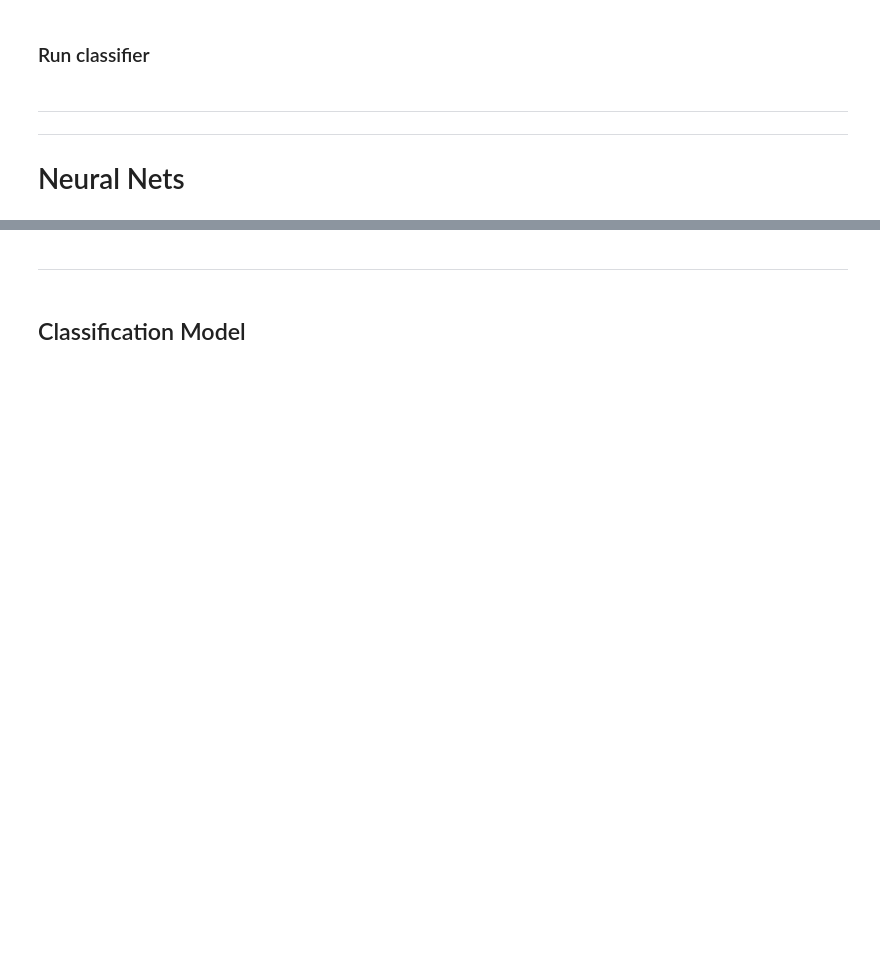
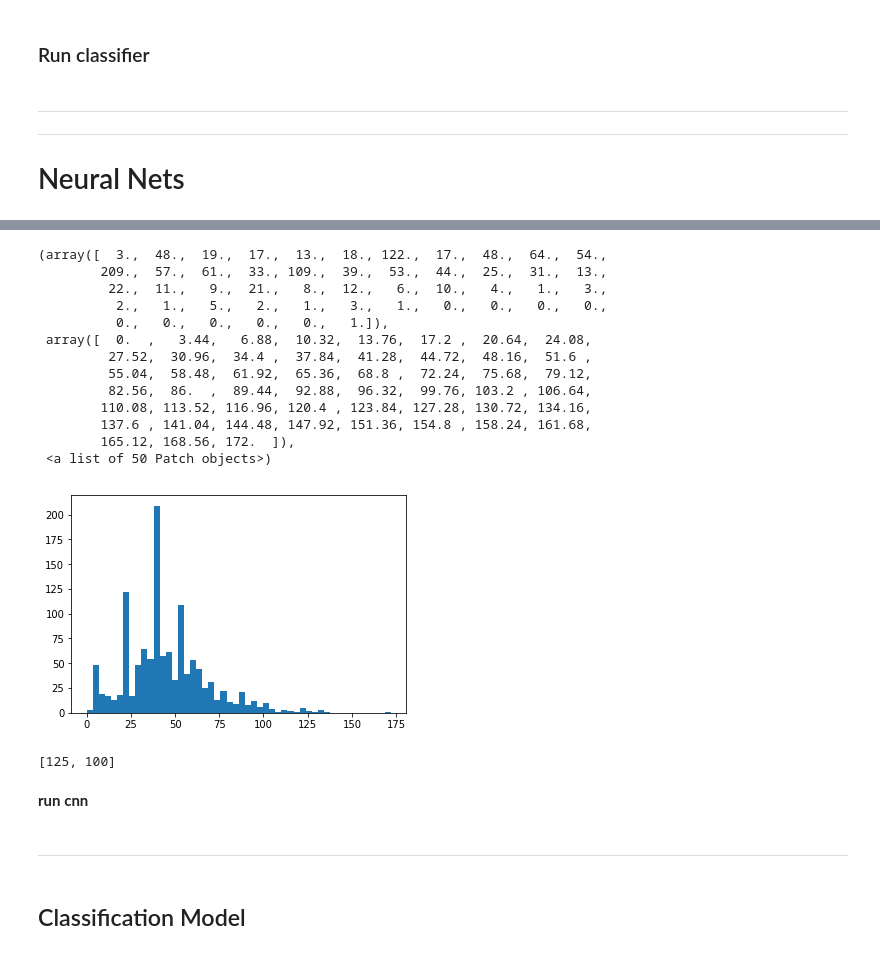
Before and after one commit to zyzzhaoyuzhe/Med-NLP, a Jupyter notebook: Interface.ipynb, the cells around one changed output, grey strips where cells are left out. Drawn from its saved outputs; the diff is of its cells as text; code cells hidden in the pictures; blank space fills up the shorter version.

```diff
--- a/Interface.ipynb
+++ b/Interface.ipynb
@@ -322,0 +348,17 @@ plt.hist(a)
+# %%
+plt.hist(list(map(lambda x: len(x.split()), df_train['impression'])), bins=50)
+# %% [output]
+(array([  3.,  48.,  19.,  17.,  13.,  18., 122.,  17.,  48.,  64.,  54.,
+        209.,  57.,  61.,  33., 109.,  39.,  53.,  44.,  25.,  31.,  13.,
+         22.,  11.,   9.,  21.,   8.,  12.,   6.,  10.,   4.,   1.,   3.,
+          2.,   1.,   5.,   2.,   1.,   3.,   1.,   0.,   0.,   0.,   0.,
+          0.,   0.,   0.,   0.,   0.,   1.]),
+ array([  0.  ,   3.44,   6.88,  10.32,  13.76,  17.2 ,  20.64,  24.08,
+         27.52,  30.96,  34.4 ,  37.84,  41.28,  44.72,  48.16,  51.6 ,
+         55.04,  58.48,  61.92,  65.36,  68.8 ,  72.24,  75.68,  79.12,
+         82.56,  86.  ,  89.44,  92.88,  96.32,  99.76, 103.2 , 106.64,
+        110.08, 113.52, 116.96, 120.4 , 123.84, 127.28, 130.72, 134.16,
+        137.6 , 141.04, 144.48, 147.92, 151.36, 154.8 , 158.24, 161.68,
+        165.12, 168.56, 172.  ]),
+ <a list of 50 Patch objects>)
+[figure, added]
@@ -323,3 +390,9 @@ plt.hist(a)
+# %%
+maxlen
+# %% [output]
+[125, 100]
+# %% [markdown]
+**run cnn**
 # %% [markdown]
 ---------
 # %% [markdown]
```
Also changed, not shown: parts of 26 cells of this notebook, 4 other files.
